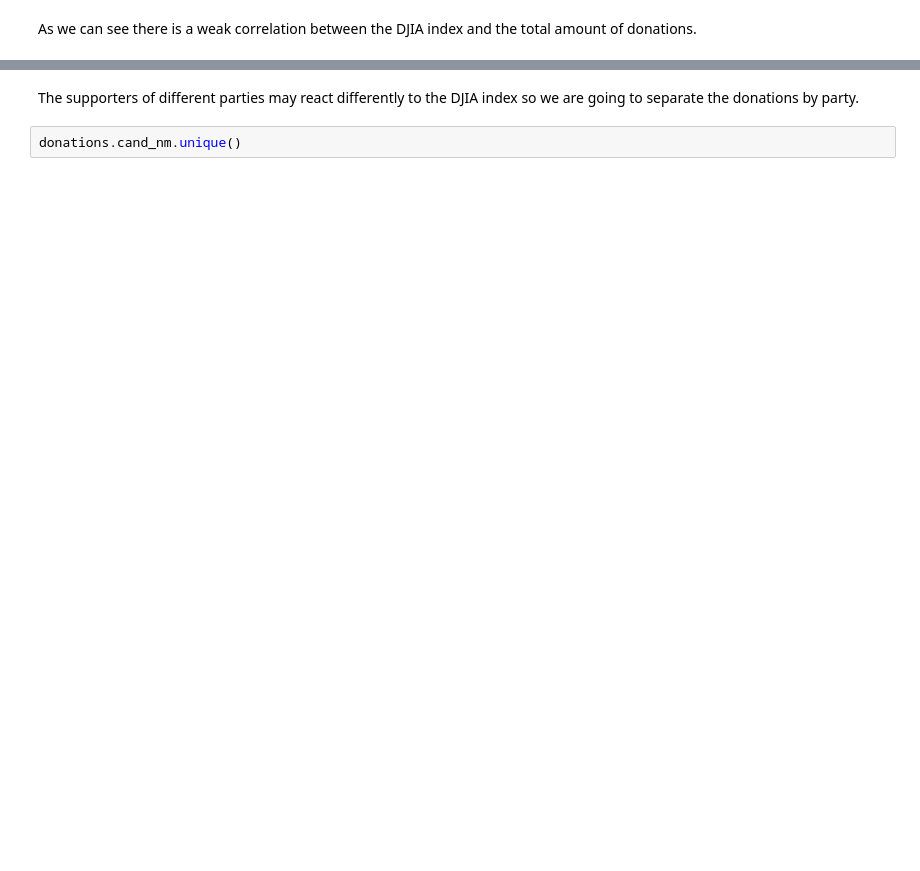
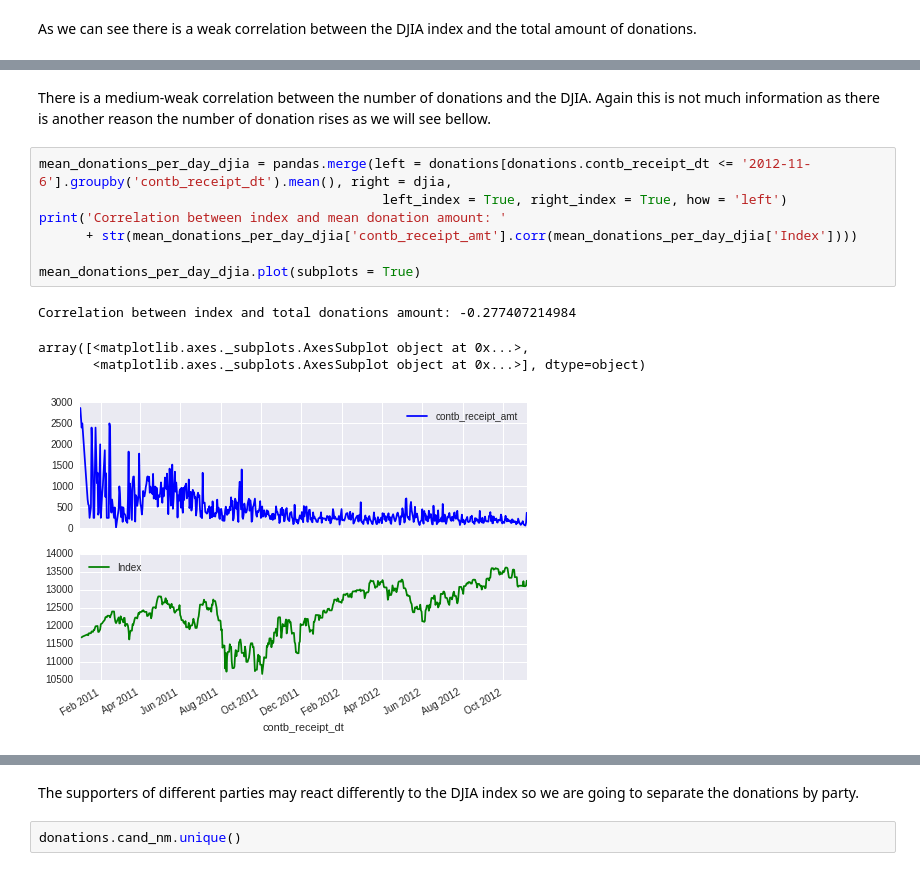
Before and after one commit to BabisK/M36101P-Assignent1, a Jupyter notebook: M36101P-Assignment1.ipynb, the cells around one changed output, grey strips where cells are left out. Cells and saved outputs as stored; diff of their text form; blank space fills up the shorter version.

```diff
--- a/M36101P-Assignment1.ipynb
+++ b/M36101P-Assignment1.ipynb
@@ -302,0 +264,14 @@ As we can see there is a weak correlation between the DJIA index and the total a
+# %% [markdown]
+There is a medium-weak correlation between the number of donations and the DJIA. Again this is not much information as there is another reason the number of donation rises as we will see bellow.
+# %%
+mean_donations_per_day_djia = pandas.merge(left = donations[donations.contb_receipt_dt <= '2012-11-6'].groupby('contb_receipt_dt').mean(), right = djia,
+                                            left_index = True, right_index = True, how = 'left')
+print('Correlation between index and mean donation amount: '
+      + str(mean_donations_per_day_djia['contb_receipt_amt'].corr(mean_donations_per_day_djia['Index'])))
+
+mean_donations_per_day_djia.plot(subplots = True)
+# %% [output]
+Correlation between index and total donations amount: -0.277407214984
+array([<matplotlib.axes._subplots.AxesSubplot object at 0x...>,
+       <matplotlib.axes._subplots.AxesSubplot object at 0x...>], dtype=object)
+[figure, added]
```
Also changed, not shown: parts of 53 cells of this notebook.
